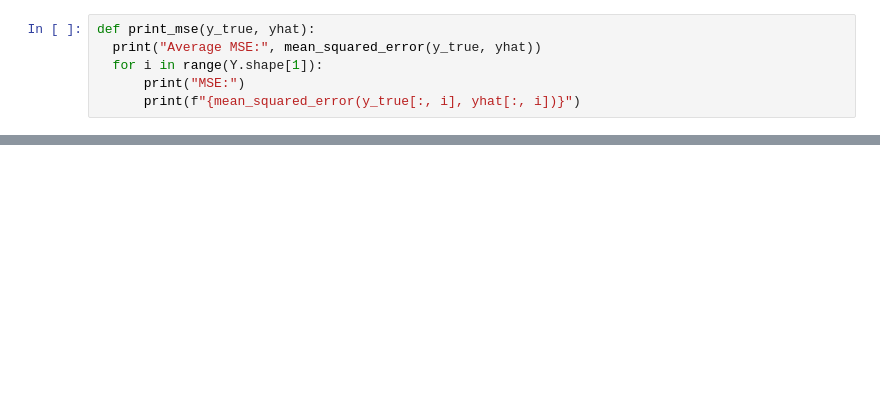
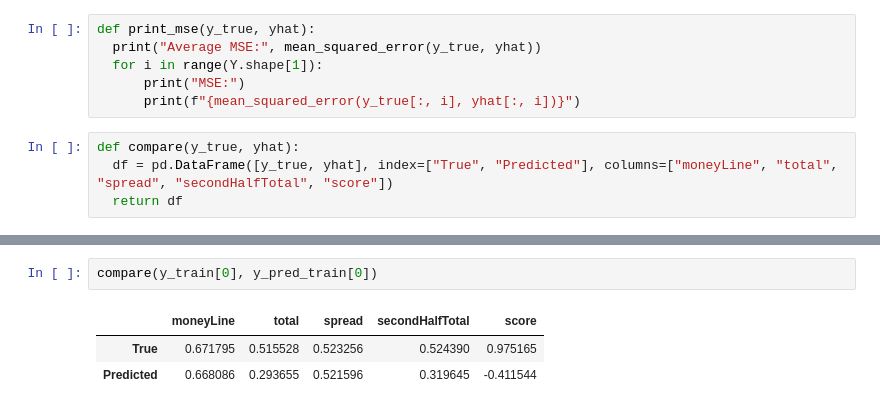
Before and after one commit to Char1iee/NBA_Odds_Analysis, a Jupyter notebook: model2.ipynb, the cells around one changed output, grey strips where cells are left out. Drawn from its saved outputs; the diff is of its cells as text; blank space fills up the shorter version.

```diff
--- a/model2.ipynb
+++ b/model2.ipynb
@@ -300,6 +306,10 @@ def print_mse(y_true, yhat):
   for i in range(Y.shape[1]):
       print("MSE:")
       print(f"{mean_squared_error(y_true[:, i], yhat[:, i])}")
+# %%
+def compare(y_true, yhat):
+  df = pd.DataFrame([y_true, yhat], index=["True", "Predicted"], columns=["moneyLine", "total", "spread", "secondHalfTotal", "score"])
+  return df
 # %%
 print_mse(y_train, y_pred_train)
 # %% [output]
@@ -317,3 +327,9 @@ MSE:
+# %%
+compare(y_train[0], y_pred_train[0])
+# %% [output]
+|  | moneyLine | total | spread | secondHalfTotal | score |
+| True | 0.671795 | 0.515528 | 0.523256 | 0.524390 | 0.975165 |
+| Predicted | 0.668086 | 0.293655 | 0.521596 | 0.319645 | -0.411544 |
 # %%
 print_mse(y_val, y_pred_val)
 # %% [output]
```
Also changed, not shown: parts of 11 cells of this notebook.
